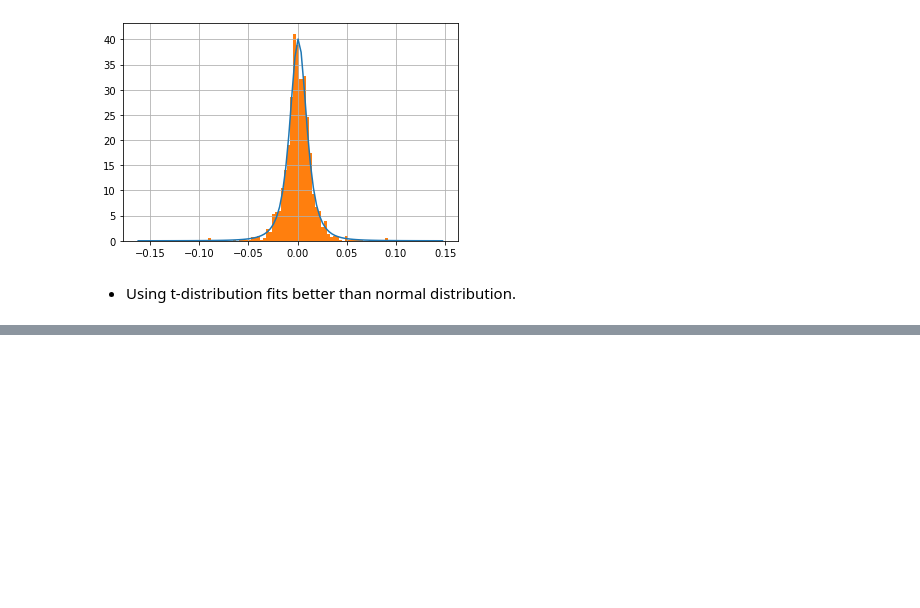
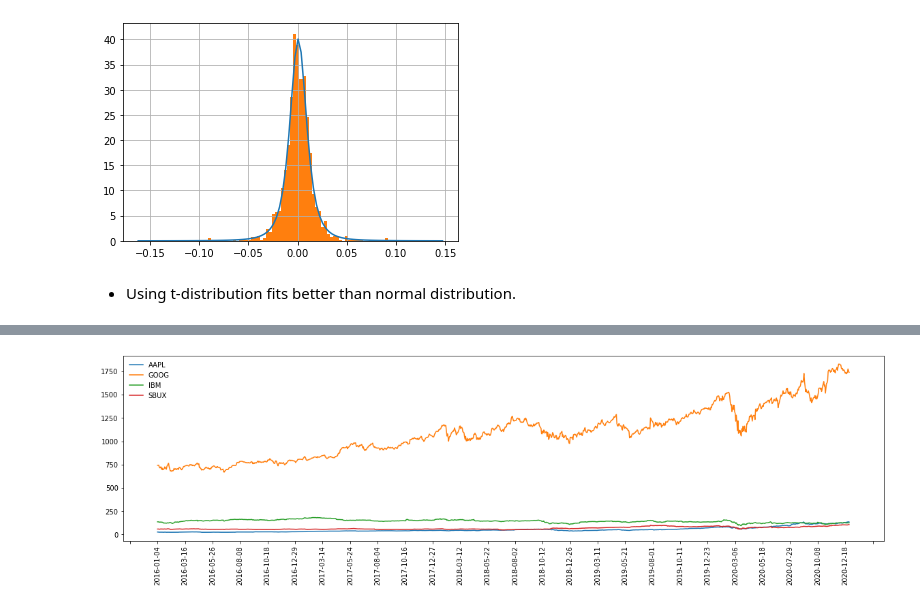
Before and after one commit to cafe-com-analytics/financial_engineering_suto, a Jupyter notebook: section_02_financial_basics/s02_04_financial_data_statistics.ipynb, the cells around one changed output, grey strips where cells are left out. Drawn from its saved outputs; the diff is of its cells as text; code cells hidden in the pictures; blank space fills up the shorter version.

```diff
--- a/section_02_financial_basics/s02_04_financial_data_statistics.ipynb
+++ b/section_02_financial_basics/s02_04_financial_data_statistics.ipynb
@@ -227,0 +276,19 @@ $$ \bar{X} - 1.96 \frac{\sigma}{\sqrt{N}} \leq \mu \leq \bar{X} + 1.96 \frac{\si
+# %%
+lst_symbols = ['AAPL', 'GOOG', 'IBM', 'SBUX']
+# %%
+df_close = pd.read_parquet('../data/interim/sp500sub_close.pqt')
+df_close_sub = df_close.loc[:, lst_symbols]
+
+fig = plt.figure(figsize=(20, 5))
+ax = fig.add_subplot(111)
+
+for symbol in lst_symbols:
+    ax.plot(df_close_sub[symbol], label=symbol)
+
+ax.xaxis.set_major_locator(plt.MaxNLocator(30))
+
+ax.legend(loc='upper left', frameon=False)
+plt.xticks(rotation=90)
+plt.show();
+# %% [output]
+[figure, added]
```
Also changed, not shown: parts of 15 cells of this notebook, 5 other files.
